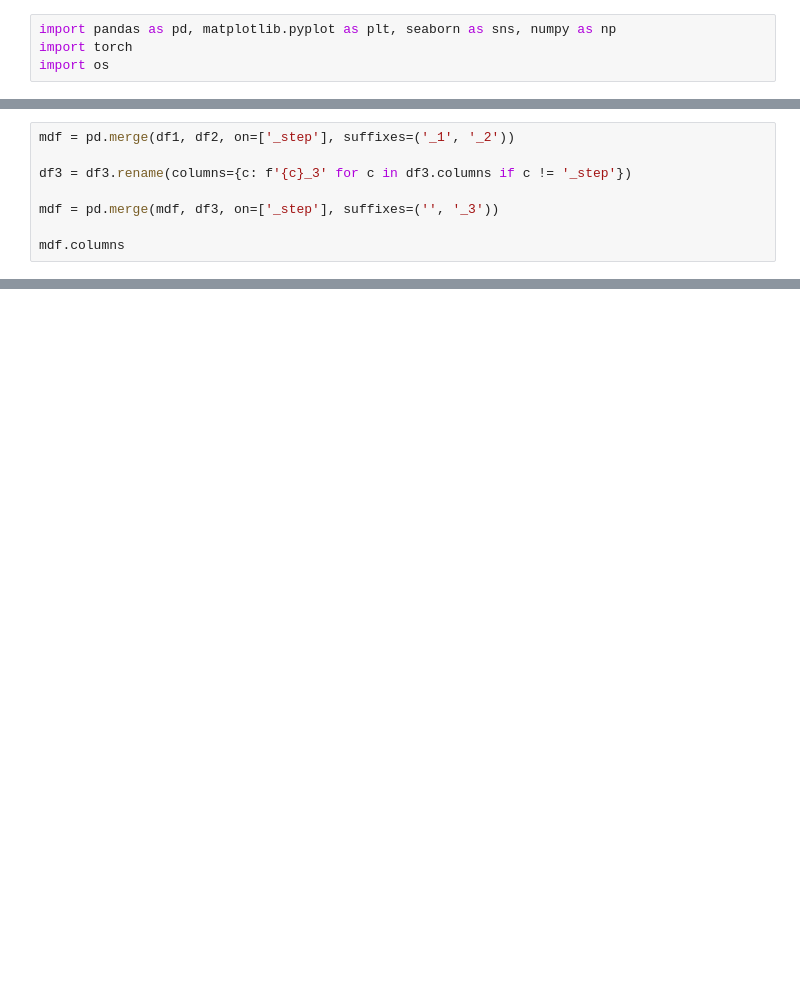
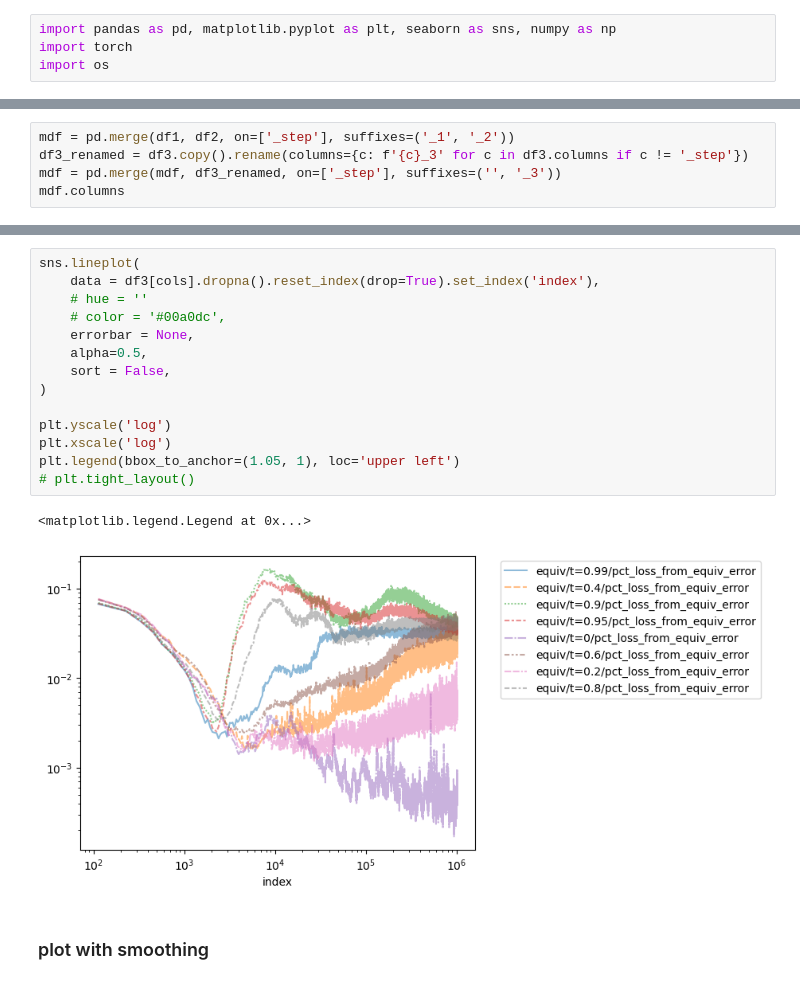
Before and after one commit to genentech/equivariance_learning, a Jupyter notebook: proteina-wandb/prot-default.ipynb, the cells around one changed output, grey strips where cells are left out. Cells and saved outputs as stored; diff of their text form; blank space fills up the shorter version.

```diff
--- a/proteina-wandb/prot-default.ipynb
+++ b/proteina-wandb/prot-default.ipynb
@@ -28,11 +32,8 @@ Index(['equiv/t=0.99/pct_loss_from_equiv_error', 'equiv/t=0.4/mean_grad_norm',
       dtype='object')
 # %%
 mdf = pd.merge(df1, df2, on=['_step'], suffixes=('_1', '_2'))
-
-df3 = df3.rename(columns={c: f'{c}_3' for c in df3.columns if c != '_step'})
-
-mdf = pd.merge(mdf, df3, on=['_step'], suffixes=('', '_3'))
-
+df3_renamed = df3.copy().rename(columns={c: f'{c}_3' for c in df3.columns if c != '_step'})
+mdf = pd.merge(mdf, df3_renamed, on=['_step'], suffixes=('', '_3'))
 mdf.columns
 # %% [output]
 Index(['equiv/t=0.99/pct_loss_from_equiv_error_1',
@@ -90,0 +108,19 @@ plt.tight_layout()
+# %%
+sns.lineplot(
+    data = df3[cols].dropna().reset_index(drop=True).set_index('index'),
+    # hue = ''
+    # color = '#00a0dc',
+    errorbar = None,
+    alpha=0.5,
+    sort = False,
+)
+
+plt.yscale('log')
+plt.xscale('log')
+plt.legend(bbox_to_anchor=(1.05, 1), loc='upper left')
+# plt.tight_layout()
+# %% [output]
+<matplotlib.legend.Legend at 0x...>
+[figure, added]
+# %% [markdown]
+### plot with smoothing
```
Also changed, not shown: parts of 15 cells of this notebook, 13 other files.
